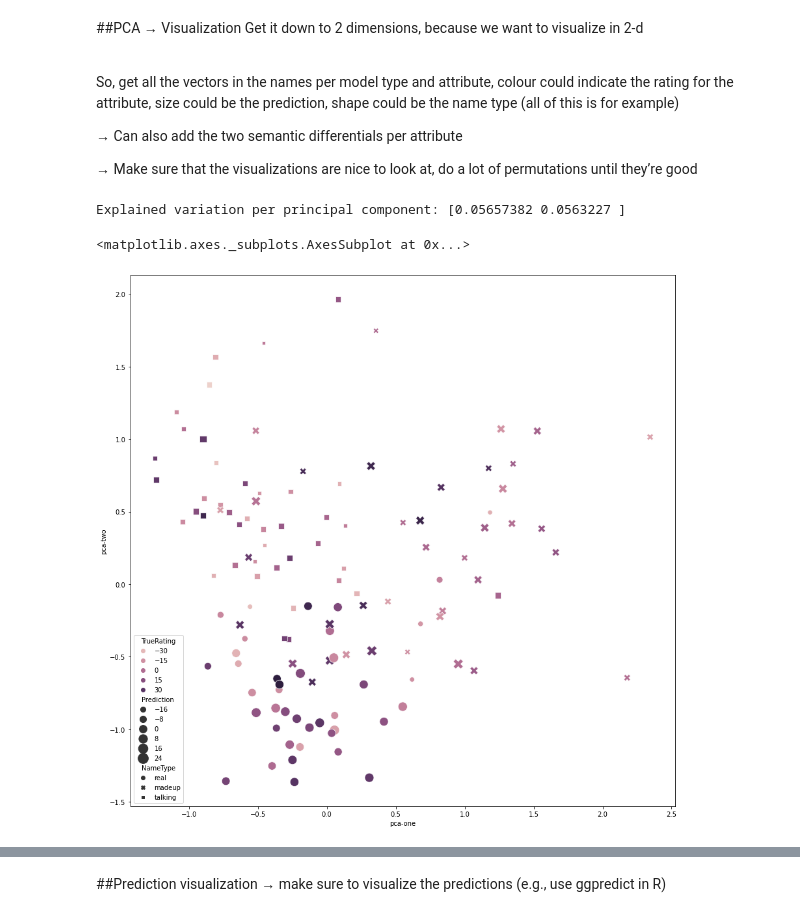
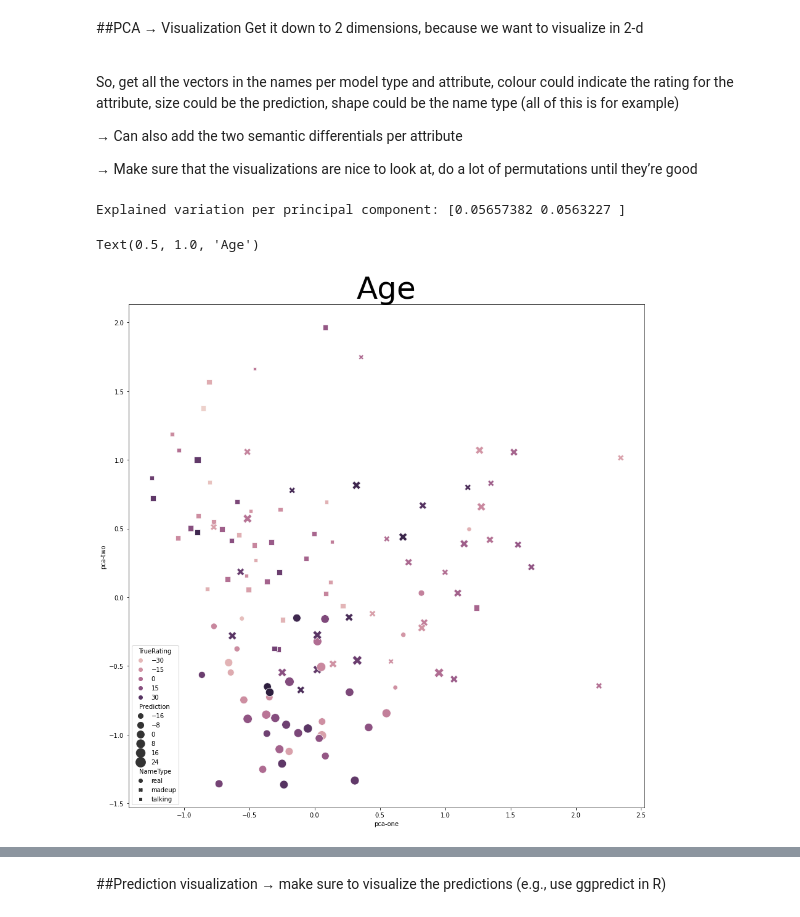
Before and after one commit to aron2vec/semantics-of-names, a Jupyter notebook: code/Publishing Version Semantics of Names.ipynb, the cells around one changed output, grey strips where cells are left out. Drawn from its saved outputs; the diff is of its cells as text; code cells hidden in the pictures.

```diff
--- a/code/Publishing Version Semantics of Names.ipynb
+++ b/code/Publishing Version Semantics of Names.ipynb
@@ -1833,36 +1833,36 @@ polarity_PCA_ngram_meanvec = pd.DataFrame(fasttext_xifyer_ngram_v2(df_polarity))
 # %%
 # AGE
 
 feat_cols = [ 'd' + str(i) for i in range(age_PCA_ngram.shape[1]) ]
 df = pd.DataFrame(age_PCA_ngram,columns=feat_cols)
 
 pca = PCA(n_components=2)
 pca_result = pca.fit_transform(age_PCA_ngram)
 
 age_PCA_ngram['pca-one'] = pca_result[:,0]
 age_PCA_ngram['pca-two'] = pca_result[:,1]
 print('Explained variation per principal component: {}'.format(pca.explained_variance_ratio_))
 
 with open(csv_path + 'age_pred_nn.csv', 'r') as f:
   age_predictions = pd.read_csv(f)
 
   age_PCA_ngram['TrueRating'] = age_predictions['TrueRating']
   age_PCA_ngram['Prediction'] = age_predictions['NgramRating']
   age_PCA_ngram['NameType'] = age_predictions['NameType']
 
 plt.figure(figsize=(15,15))
 sns.scatterplot(
     x="pca-one", y="pca-two", hue = 'TrueRating', size = 'Prediction', style = 'NameType',
     #palette=sns.color_palette(),
     data=age_PCA_ngram,
     legend="brief",
     alpha=1,
     sizes = (50, 250)
-)
+).axes.set_title('Age', fontsize = 50)
 # %% [output]
 Explained variation per principal component: [0.05657382 0.0563227 ]
-<matplotlib.axes._subplots.AxesSubplot at 0x...>
+Text(0.5, 1.0, 'Age')
-[figure, old version]
+[figure, new version]
 # %%
 # GENDER
 
```
Also changed, not shown: parts of 2 cells of this notebook.
